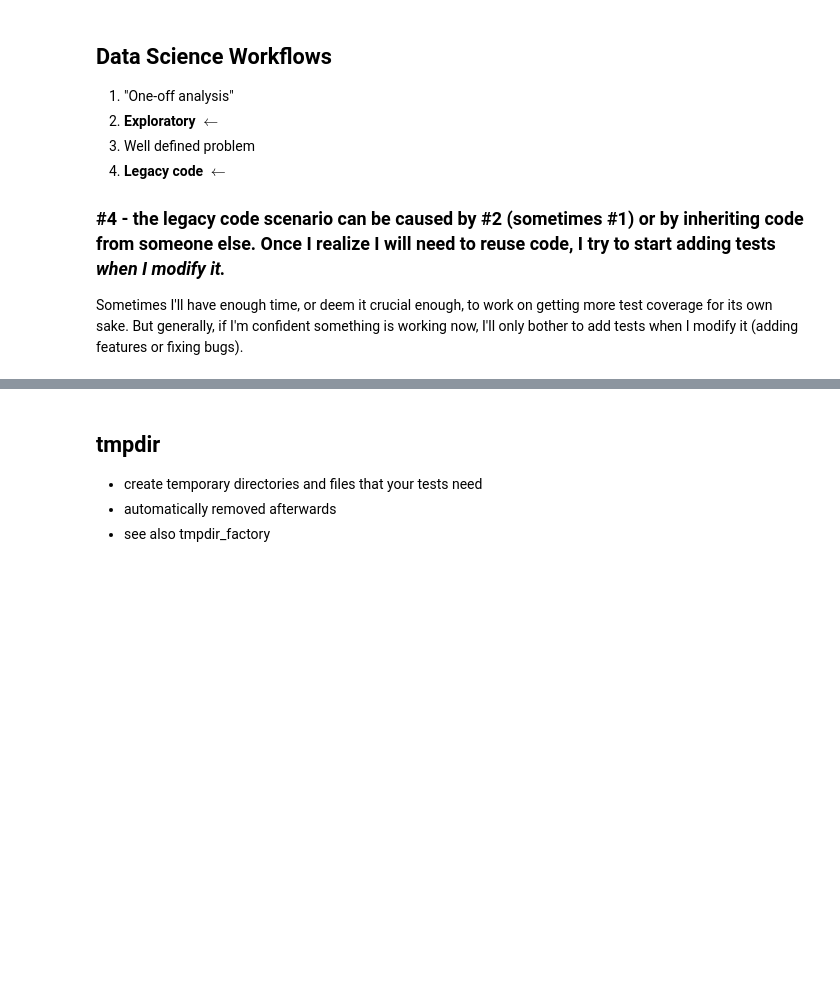
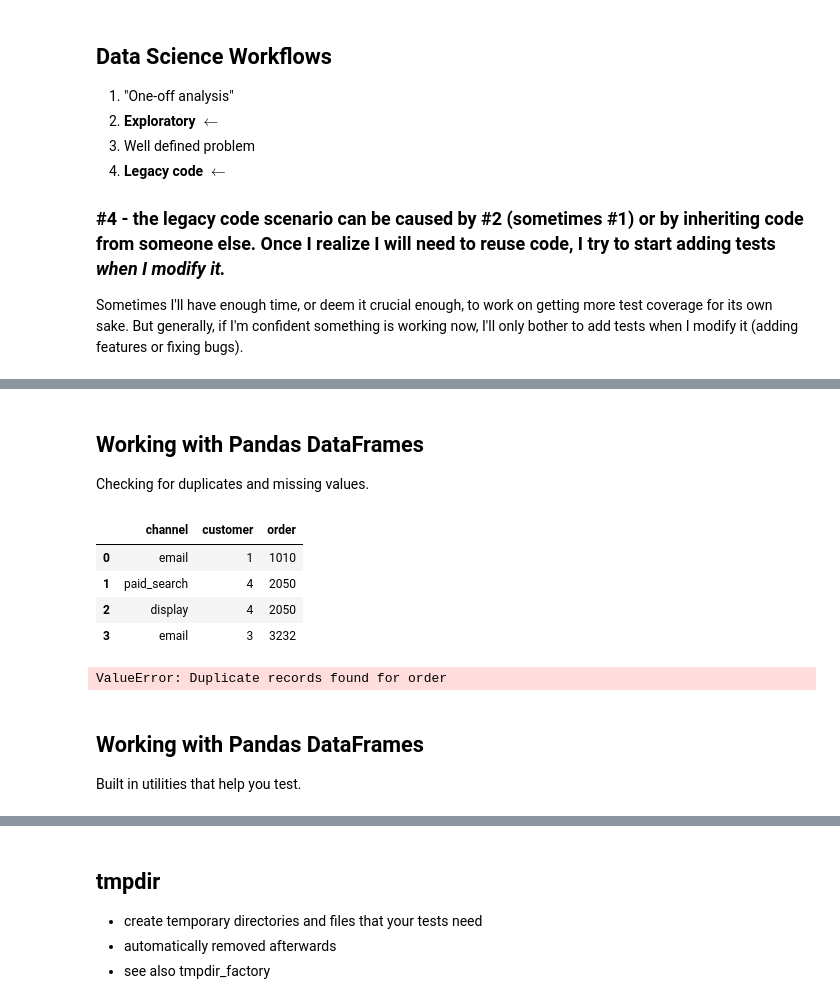
Before and after one commit to jesford/testing-in-data-science, a Jupyter notebook: intro-to-testing-no-demo.ipynb, the cells around one changed output, grey strips where cells are left out. Saved outputs shown, nothing was run; the diff lists cells and outputs as text; code cells hidden in the pictures; blank space fills up the shorter version.

```diff
--- a/intro-to-testing-no-demo.ipynb
+++ b/intro-to-testing-no-demo.ipynb
@@ -386,0 +419,12 @@ Sometimes I'll have enough time, or deem it crucial enough, to work on getting m
+# %% [markdown]
+## Working with Pandas DataFrames
+
+Checking for duplicates and missing values.
+# %%
+df
+# %% [output]
+|  | channel | customer | order |
+| 0 | email | 1 | 1010 |
+| 1 | paid_search | 4 | 2050 |
+| 2 | display | 4 | 2050 |
+| 3 | email | 3 | 3232 |
@@ -386,0 +433,9 @@ Sometimes I'll have enough time, or deem it crucial enough, to work on getting m
+# %%
+if df.duplicated(subset=['order']).any():
+    raise ValueError('Duplicate records found for order')
+# %% [output]
+ValueError: Duplicate records found for order
+# %% [markdown]
+## Working with Pandas DataFrames
+
+Built in utilities that help you test.
```
Also changed, not shown: parts of 56 cells of this notebook.
